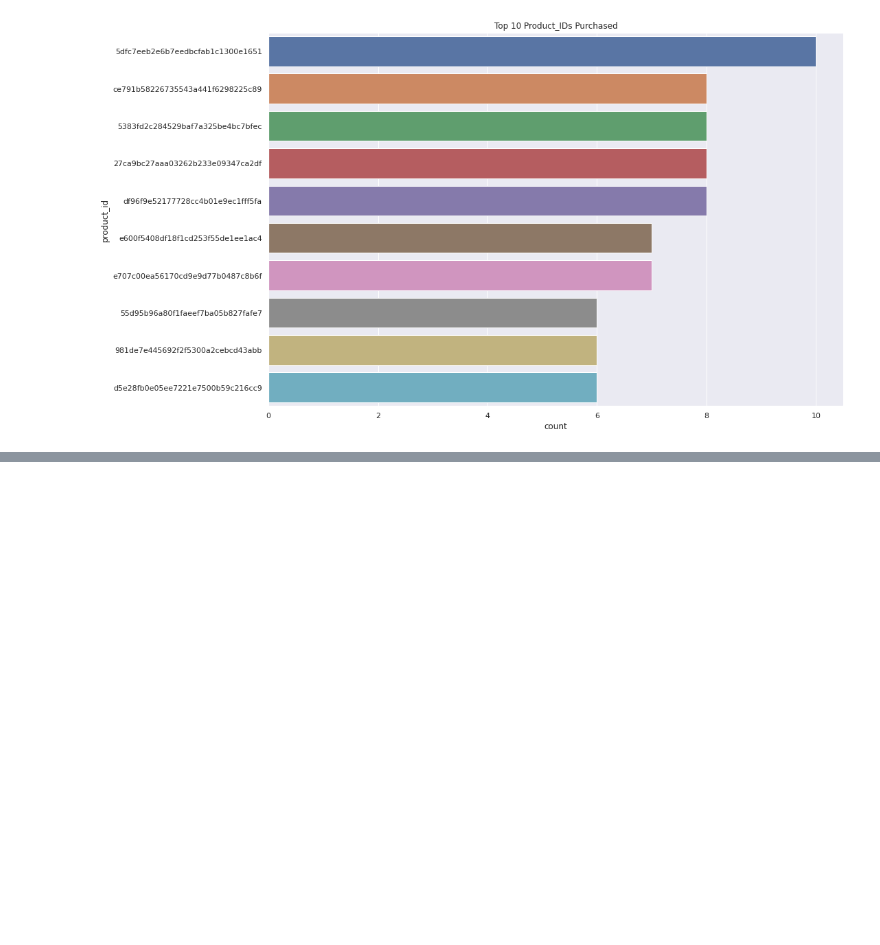
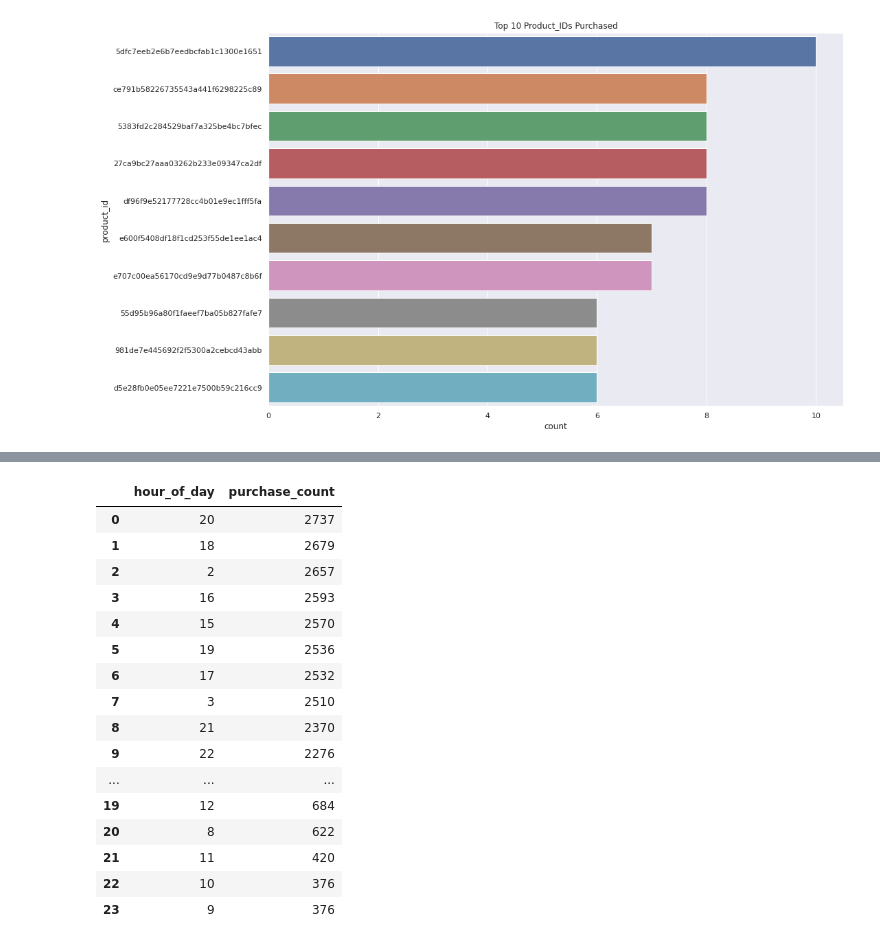
Before and after one commit to ROARMarketingConcepts/Data-Analysis-Projects, a Jupyter notebook: Lilly_ai_Take_Home_Test_Ken_Wood.ipynb, the cells around one changed output, grey strips where cells are left out. Cells and saved outputs as stored; diff of their text form; code cells hidden in the pictures; blank space fills up the shorter version.

```diff
--- a/Lilly_ai_Take_Home_Test_Ken_Wood.ipynb
+++ b/Lilly_ai_Take_Home_Test_Ken_Wood.ipynb
@@ -235,0 +306,23 @@ Text(0.5, 1.0, 'Top 10 Product_IDs Purchased')
+# %%
+product_purchases = df[df['event_code']==3]
+product_purchases_by_hour = product_purchases.groupby(['event_hour']).count().drop(['event_timestamp','user_id','product_id'],axis=1)\
+  .sort_values(by='event_code', ascending=False).reset_index().rename(columns={'event_hour':'hour_of_day','event_code':'purchase_count'})
+product_purchases_by_hour.head(24)
+# %% [output]
+|  | hour_of_day | purchase_count |
+| 0 | 20 | 2737 |
+| 1 | 18 | 2679 |
+| 2 | 2 | 2657 |
+| 3 | 16 | 2593 |
+| 4 | 15 | 2570 |
+| 5 | 19 | 2536 |
+| 6 | 17 | 2532 |
+| 7 | 3 | 2510 |
+| 8 | 21 | 2370 |
+| 9 | 22 | 2276 |
+| ... | ... | ... |
+| 19 | 12 | 684 |
+| 20 | 8 | 622 |
+| 21 | 11 | 420 |
+| 22 | 10 | 376 |
+| 23 | 9 | 376 |
```
Also changed, not shown: parts of 12 cells of this notebook.
